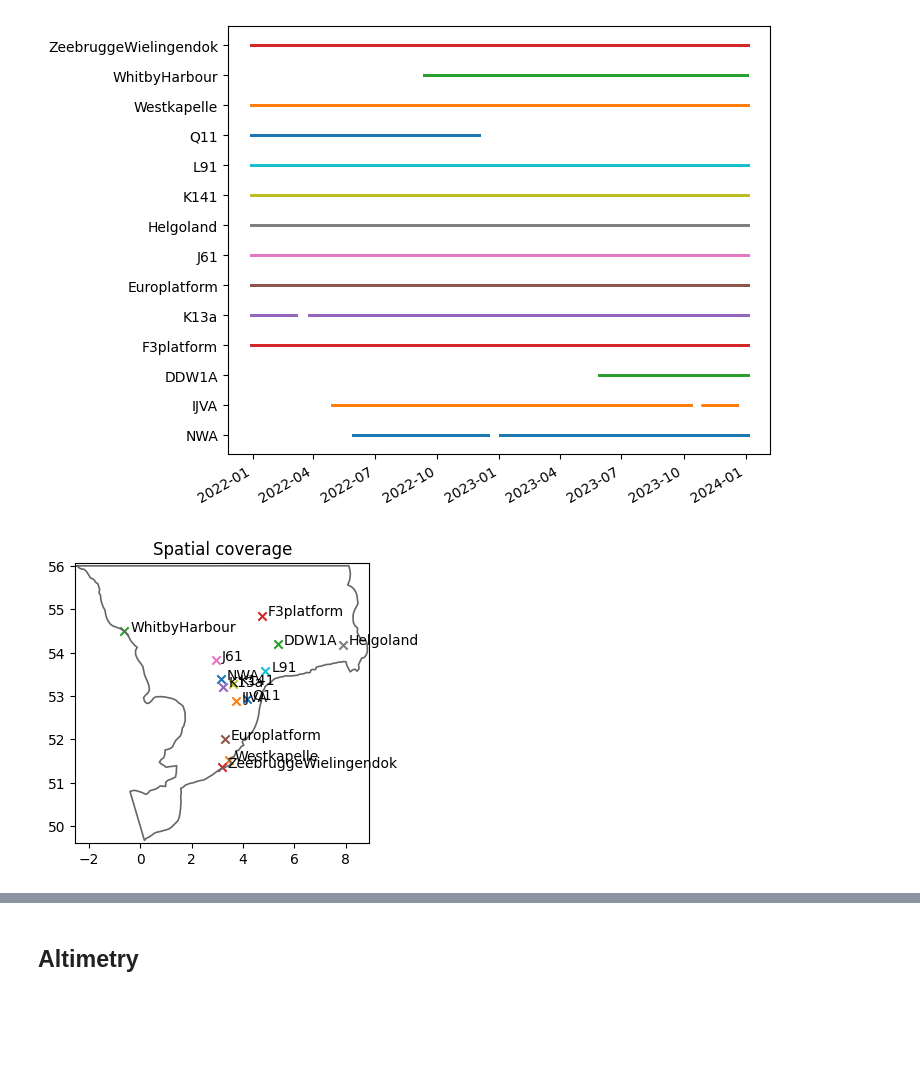
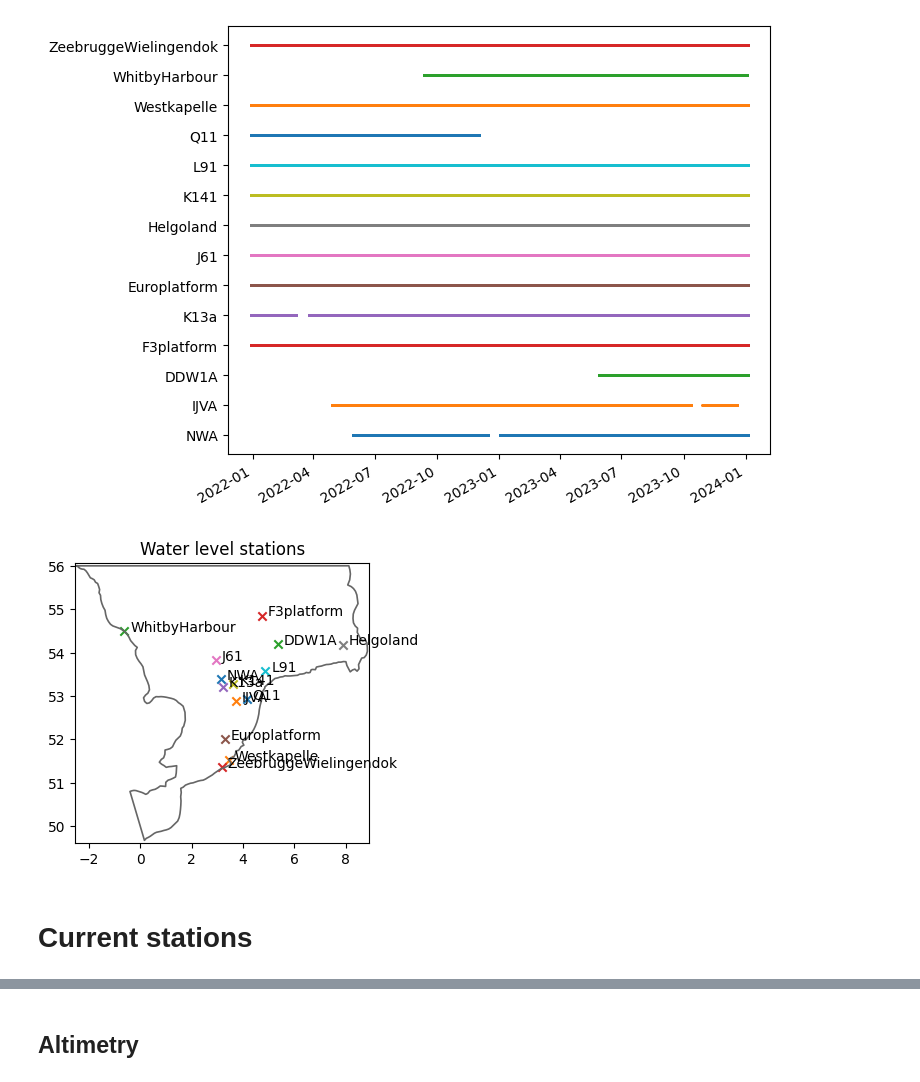
Before and after one commit to DHI/WaterBench-MIKE21HD-SouthernNorthSea, a Jupyter notebook: code/explore_observation_data.ipynb, the cells around one changed output, grey strips where cells are left out. Cells and saved outputs as stored; diff of their text form; code cells hidden in the pictures; blank space fills up the shorter version.

Commit message:
New station plots

```diff
--- a/code/explore_observation_data.ipynb
+++ b/code/explore_observation_data.ipynb
@@ -50,6 +50,9 @@ ms.plotting.temporal_coverage(wllist);
 # %%
 ms.plotting.spatial_overview(wllist, mod=msh.geometry,figsize=(4,4));
 plt.tight_layout()
+plt.title("Water level stations")
 plt.savefig("../figures/stations.png")
 # %% [output]
-[figure, old version]
+[figure, new version]
+# %% [markdown]
+# Current stations
```
Also changed, not shown: parts of 2 cells of this notebook, 4 other files.
